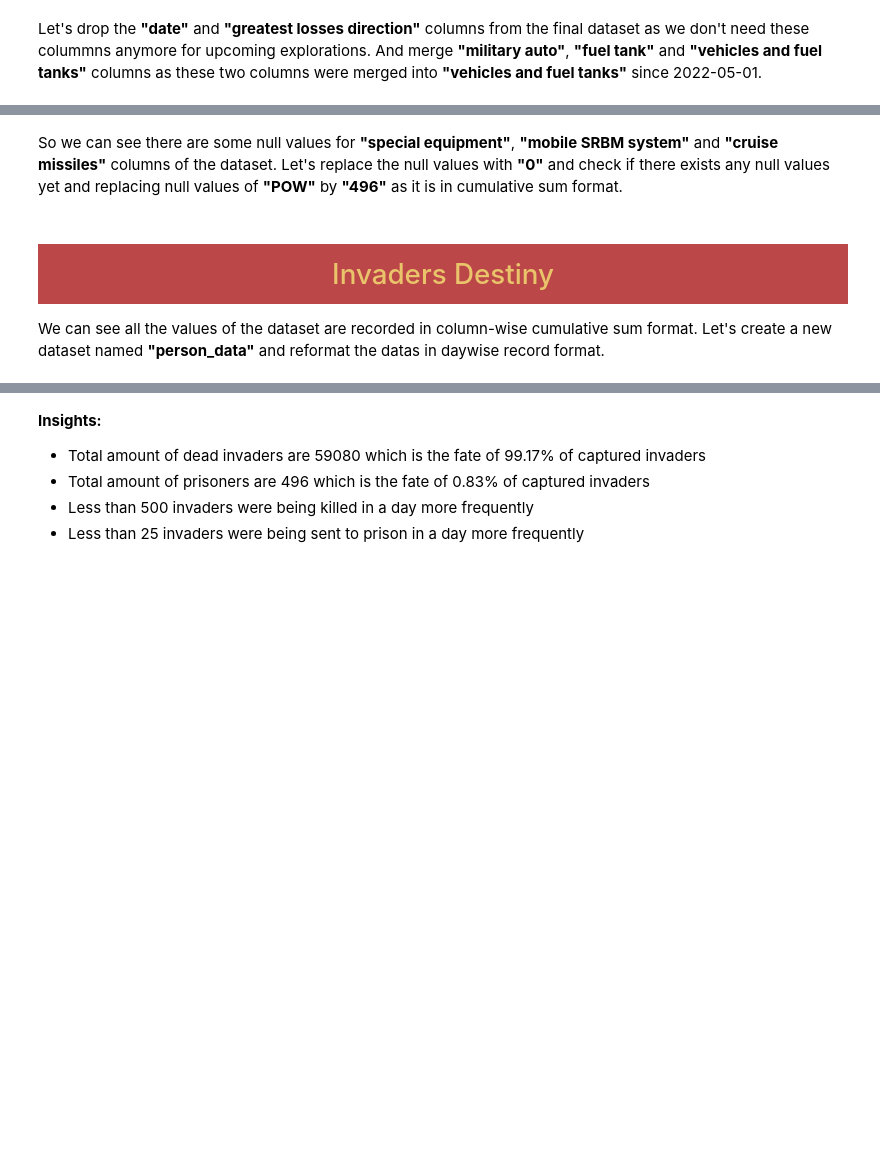
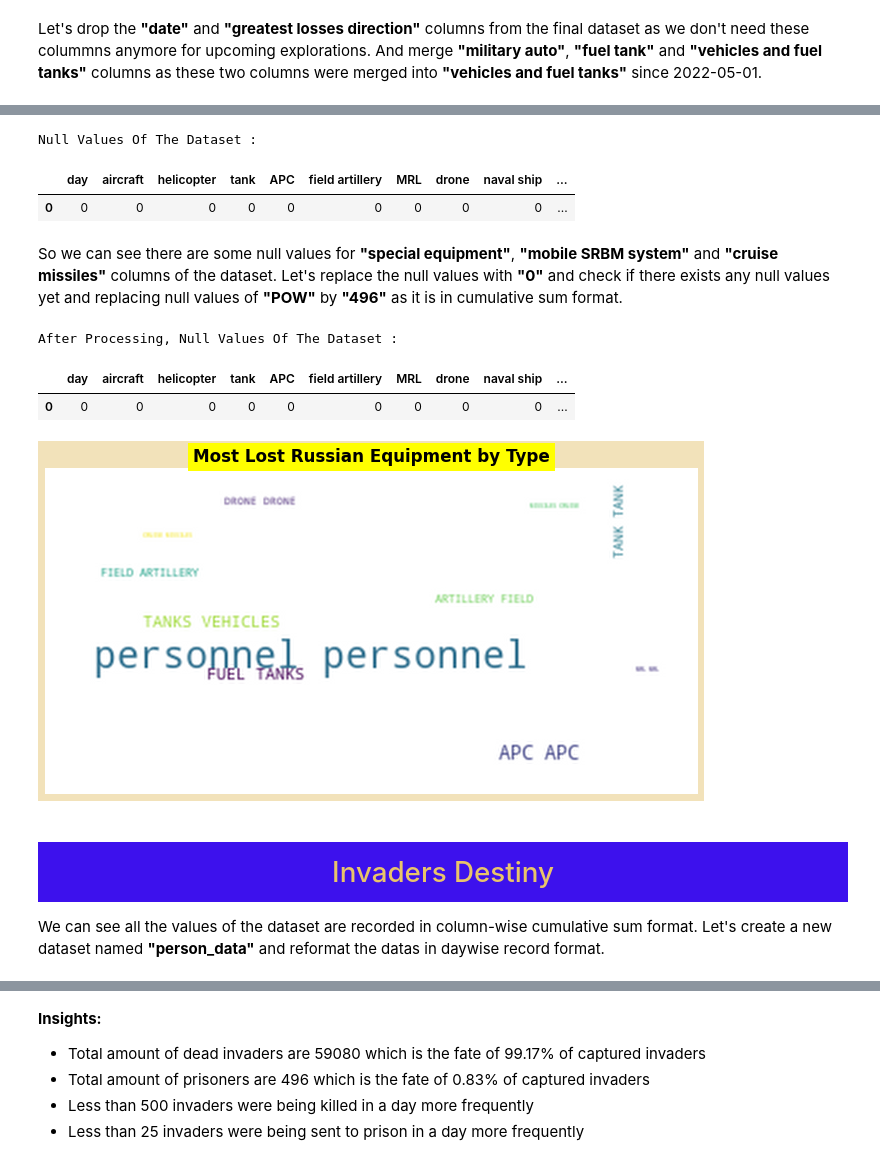
Before and after one commit to srikanthsc/Ukraine---Russia-War-Analysis, a Jupyter notebook: war-ukraine-vs-russia-analysis-128cb7.ipynb, the cells around one changed output, grey strips where cells are left out. Drawn from its saved outputs; the diff is of its cells as text; code cells hidden in the pictures; blank space fills up the shorter version.

```diff
--- a/war-ukraine-vs-russia-analysis-128cb7.ipynb
+++ b/war-ukraine-vs-russia-analysis-128cb7.ipynb
@@ -157,16 +372,68 @@ war_data.head(10).style.set_properties(**{"background-color": "#bc4749","color":
 # %%
 print("Null Values Of The Dataset :")
-war_data.isna().sum().to_frame().T.style.set_properties(**{"background-color": "#bc4749","color":"#e9c46a","border": "1.5px solid black"})
+war_data.isna().sum().to_frame().T.style.set_properties(**{"background-color": "#3d11ed","color":"#e9c46a","border": "1.5px solid black"})
+# %% [output]
+Null Values Of The Dataset :
+|  | day | aircraft | helicopter | tank | APC | field artillery | MRL | drone | naval ship | ... |
+| 0 | 0 | 0 | 0 | 0 | 0 | 0 | 0 | 0 | 0 | ... |
 # %% [markdown]
 So we can see there are some null values for **"special equipment"**, **"mobile SRBM system"** and **"cruise missiles"** columns of the dataset. Let's replace the null values with **"0"** and check if there exists any null values yet and replacing null values of **"POW"** by **"496"** as it is in cumulative sum format.
 # %%
 war_data["POW"].fillna(method ="ffill", inplace = True)
 war_data.replace(np.nan,0,inplace=True)
 print("After Processing, Null Values Of The Dataset :")
-war_data.isna().sum().to_frame().T.style.set_properties(**{"background-color": "#bc4749","color":"#e9c46a","border": "1.5px solid black"})
+war_data.isna().sum().to_frame().T.style.set_properties(**{"background-color": "#3d11ed","color":"#e9c46a","border": "1.5px solid black"})
+# %% [output]
+After Processing, Null Values Of The Dataset :
+|  | day | aircraft | helicopter | tank | APC | field artillery | MRL | drone | naval ship | ... |
+| 0 | 0 | 0 | 0 | 0 | 0 | 0 | 0 | 0 | 0 | ... |
+# %%
+
+
+equipment_dataset.fillna(0, inplace=True)
+"""equipment_dataset.set_index('date', inplace=True)"""
+daily_total_equip_loss = equipment_dataset.reset_index('date')
+daily_total_equip_loss.drop(columns={'date'}, inplace=True)
+daily_total_equip_loss.set_index('day', inplace=True)
+
+# Create new dataframe for graph object
+daily_total_equip_loss['Daily Total Equipment Loss'] = pd.DataFrame(daily_total_equip_loss.sum(axis=1))
+daily_total_equip_loss[['Daily Total Equipment Loss']]
+
+# Get the most recent loss data
+total = int(daily_total_equip_loss.iloc[-1: , -1:].values)
+
+# gather data pertaining to the total equipment lost and generate a count of the equipment lost by type
+total_loss = daily_total_equip_loss.iloc[-1: , :-1]
+total_loss.reset_index(inplace=True)
+total_loss = pd.DataFrame(total_loss.drop('day', axis=1).transpose()).reset_index()
+total_loss.rename(columns={'index':'Equipment', 0:'Count'}, inplace=True)
+total_loss.set_index('Equipment', inplace=True)
+total_loss.sort_values(by='Count', inplace=True)
+
+total_loss
+word_string=""
+max_words = total_loss.mean()/2
+for equipment in total_loss.index:
+     times_repeat = int(total_loss.loc[equipment, 'Count']/total * max_words)
+     word_string = word_string.upper() + ((equipment + " ") * times_repeat)
+
+# create word cloud
+word_cloud = WordCloud(background_color = 'white').generate(word_string)
+
+# Display cloud
+plt.figure(figsize=(20,6))
+plt.imshow(word_cloud, interpolation='bessel')
+plt.title('Most Lost Russian Equipment by Type', fontweight='bold', color='black', backgroundcolor='yellow')
+plt.axis('off')
+
+
+plt.show()
+# %% [output]
+[figure, added]
 # %% [markdown]
 <a id="8"></a>
-# <p style="padding:10px;background-color:#bc4749;margin:0;color:#e9c46a;font-family:newtimeroman;font-size:100%;text-align:center;border-radius: 15px 50px;overflow:hidden;font-weight:500">Invaders Destiny</p>
+# <p style="padding:10px;background-color:#3d11ed;margin:0;color:#e9c46a;font-family:newtimeroman;font-size:100%;text-align:center;border-radius: 15px 50px;overflow:hidden;font-weight:500">Invaders Destiny</p>
 
 We can see all the values of the dataset are recorded in column-wise cumulative sum format. Let's create a new dataset named **"person_data"** and reformat the datas in daywise record format.
 # %%
```
Also changed, not shown: parts of 53 cells of this notebook, 2 other files.
